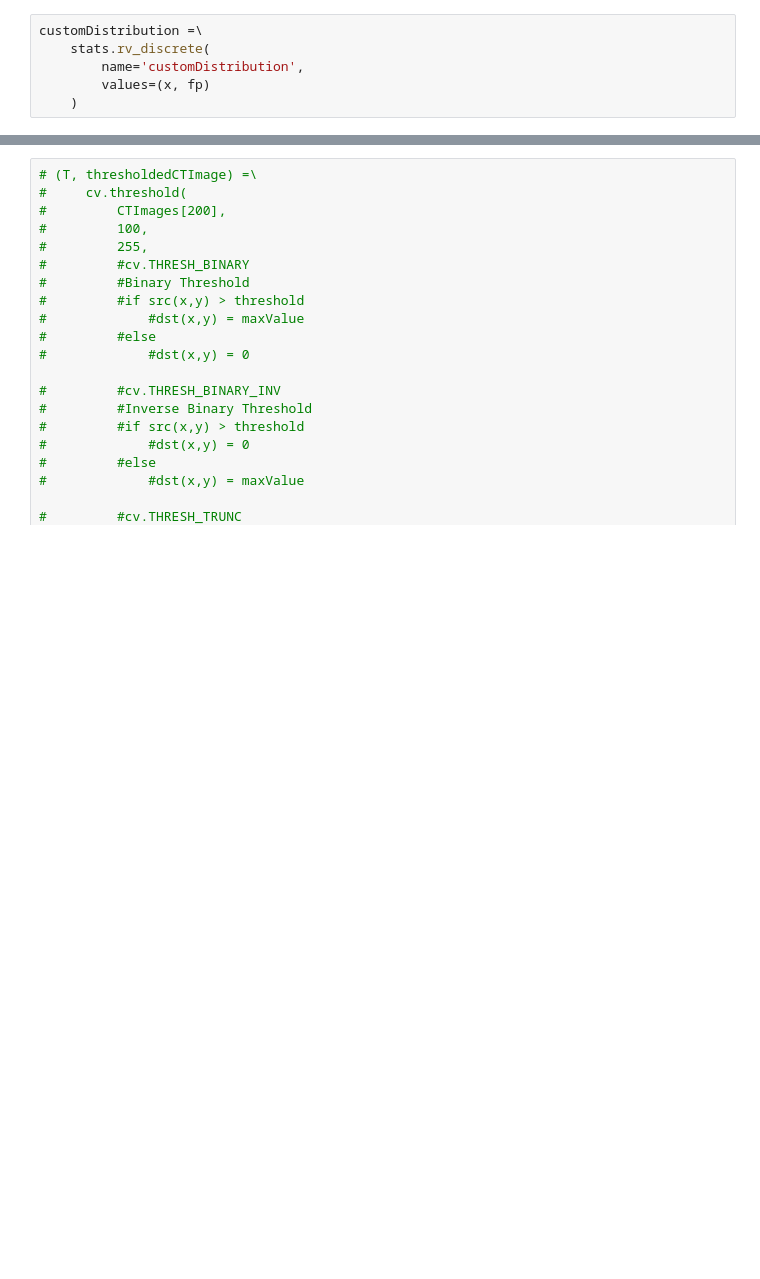
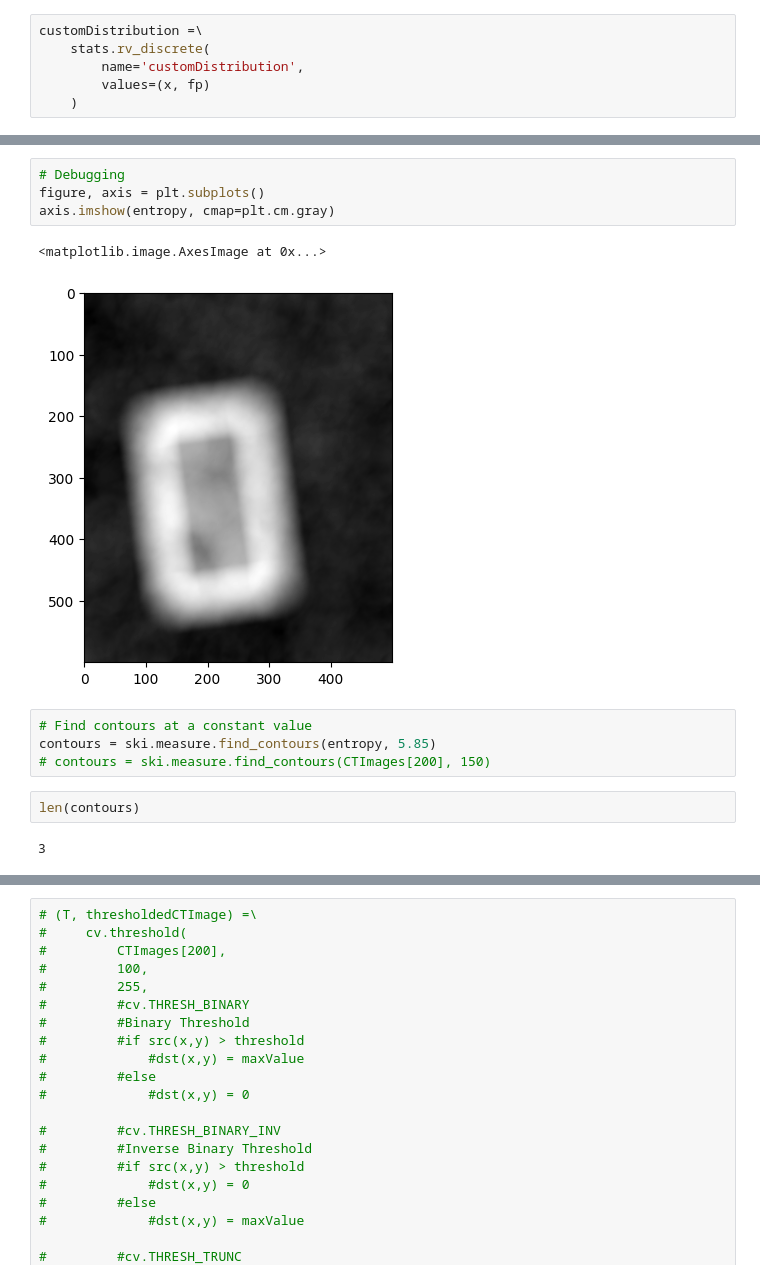
Before and after one commit to AlexGubkin/forInterview, a Jupyter notebook: rockProcessing/rockProcessing.ipynb, the cells around one changed output, grey strips where cells are left out. Saved outputs shown, nothing was run; the diff lists cells and outputs as text; blank space fills up the shorter version.

```diff
--- a/rockProcessing/rockProcessing.ipynb
+++ b/rockProcessing/rockProcessing.ipynb
@@ -98,0 +134,15 @@ customDistribution.interval(0.95)
+# %%
+# Debugging
+figure, axis = plt.subplots()
+axis.imshow(entropy, cmap=plt.cm.gray)
+# %% [output]
+<matplotlib.image.AxesImage at 0x...>
+[figure, added]
+# %%
+# Find contours at a constant value
+contours = ski.measure.find_contours(entropy, 5.85)
+# contours = ski.measure.find_contours(CTImages[200], 150)
+# %%
+len(contours)
+# %% [output]
+3
```
Also changed, not shown: parts of 25 cells of this notebook.
